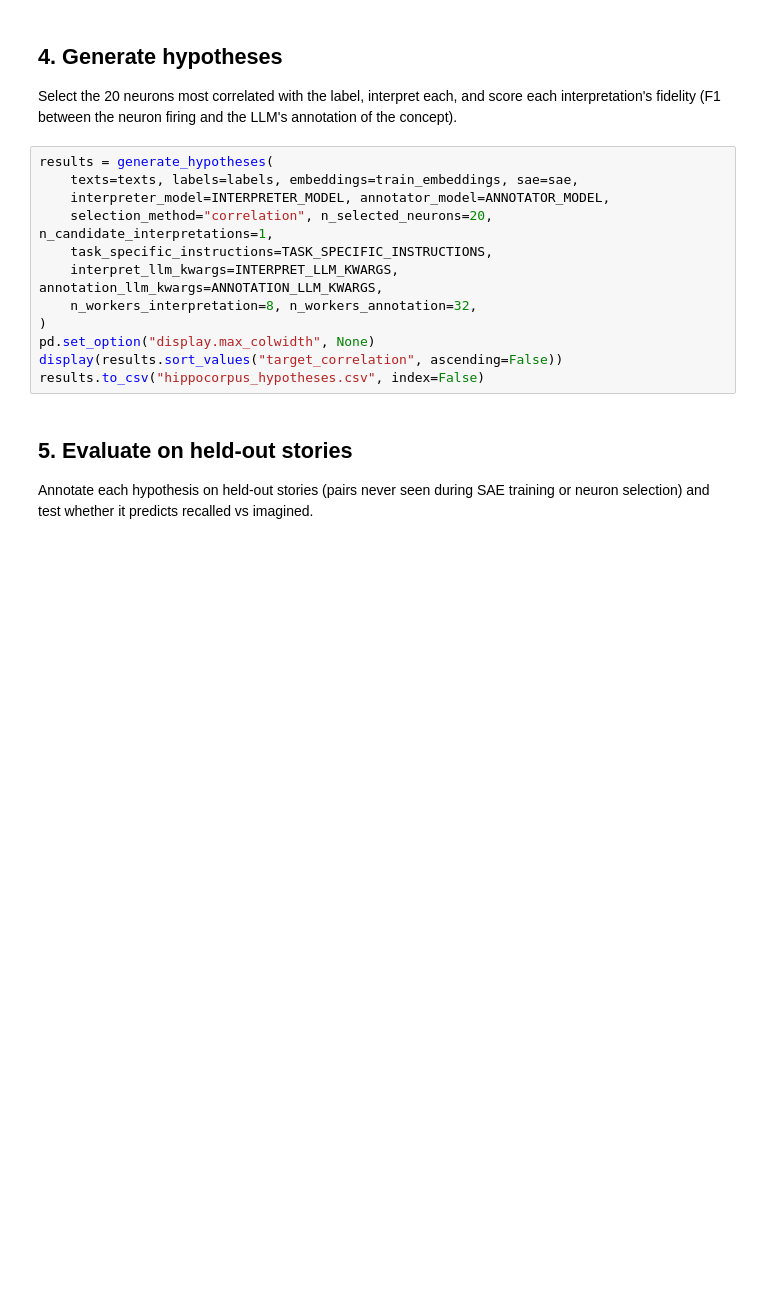
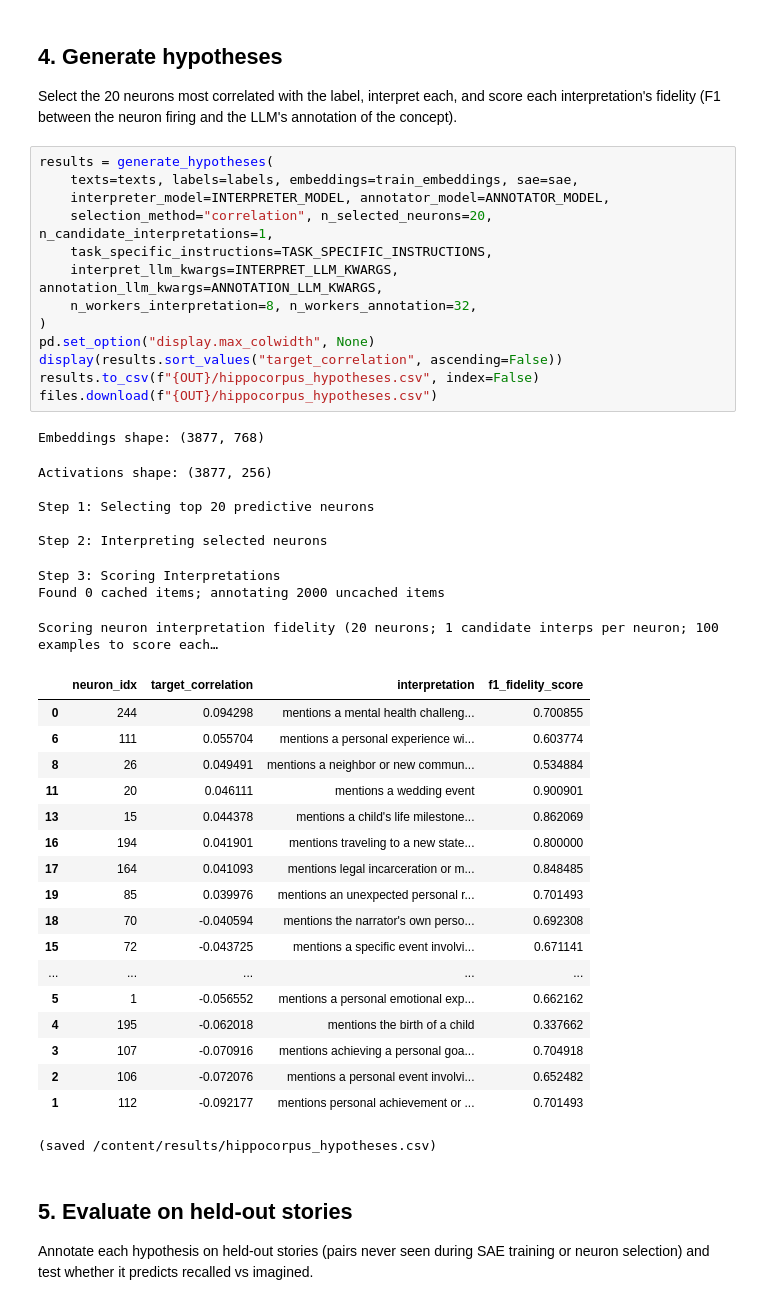
Before and after one commit to psnandini/HypotheSAEs, a Jupyter notebook: notebooks/quickstart_hippocorpus.ipynb, the cells around one changed output. Cells and saved outputs as stored; diff of their text form; blank space fills up the shorter version.

```diff
--- a/notebooks/quickstart_hippocorpus.ipynb
+++ b/notebooks/quickstart_hippocorpus.ipynb
@@ -119,15 +172,44 @@ Select the 20 neurons most correlated with the label, interpret each, and score
 # %%
 results = generate_hypotheses(
     texts=texts, labels=labels, embeddings=train_embeddings, sae=sae,
     interpreter_model=INTERPRETER_MODEL, annotator_model=ANNOTATOR_MODEL,
     selection_method="correlation", n_selected_neurons=20, n_candidate_interpretations=1,
     task_specific_instructions=TASK_SPECIFIC_INSTRUCTIONS,
     interpret_llm_kwargs=INTERPRET_LLM_KWARGS, annotation_llm_kwargs=ANNOTATION_LLM_KWARGS,
     n_workers_interpretation=8, n_workers_annotation=32,
 )
 pd.set_option("display.max_colwidth", None)
 display(results.sort_values("target_correlation", ascending=False))
-results.to_csv("hippocorpus_hypotheses.csv", index=False)
+results.to_csv(f"{OUT}/hippocorpus_hypotheses.csv", index=False)
+files.download(f"{OUT}/hippocorpus_hypotheses.csv")
+# %% [output]
+Embeddings shape: (3877, 768)
+Activations shape: (3877, 256)
+
+Step 1: Selecting top 20 predictive neurons
+
+Step 2: Interpreting selected neurons
+Step 3: Scoring Interpretations
+Found 0 cached items; annotating 2000 uncached items
+Scoring neuron interpretation fidelity (20 neurons; 1 candidate interps per neuron; 100 examples to score each…
+|  | neuron_idx | target_correlation | interpretation | f1_fidelity_score |
+| 0 | 244 | 0.094298 | mentions a mental health challeng... | 0.700855 |
+| 6 | 111 | 0.055704 | mentions a personal experience wi... | 0.603774 |
+| 8 | 26 | 0.049491 | mentions a neighbor or new commun... | 0.534884 |
+| 11 | 20 | 0.046111 | mentions a wedding event | 0.900901 |
+| 13 | 15 | 0.044378 | mentions a child's life milestone... | 0.862069 |
+| 16 | 194 | 0.041901 | mentions traveling to a new state... | 0.800000 |
+| 17 | 164 | 0.041093 | mentions legal incarceration or m... | 0.848485 |
+| 19 | 85 | 0.039976 | mentions an unexpected personal r... | 0.701493 |
+| 18 | 70 | -0.040594 | mentions the narrator's own perso... | 0.692308 |
+| 15 | 72 | -0.043725 | mentions a specific event involvi... | 0.671141 |
+| ... | ... | ... | ... | ... |
+| 5 | 1 | -0.056552 | mentions a personal emotional exp... | 0.662162 |
+| 4 | 195 | -0.062018 | mentions the birth of a child | 0.337662 |
+| 3 | 107 | -0.070916 | mentions achieving a personal goa... | 0.704918 |
+| 2 | 106 | -0.072076 | mentions a personal event involvi... | 0.652482 |
+| 1 | 112 | -0.092177 | mentions personal achievement or ... | 0.701493 |
+(saved /content/results/hippocorpus_hypotheses.csv)
 # %% [markdown]
 ## 5. Evaluate on held-out stories
 
```
Also changed, not shown: parts of 11 cells of this notebook, 3 other files.
